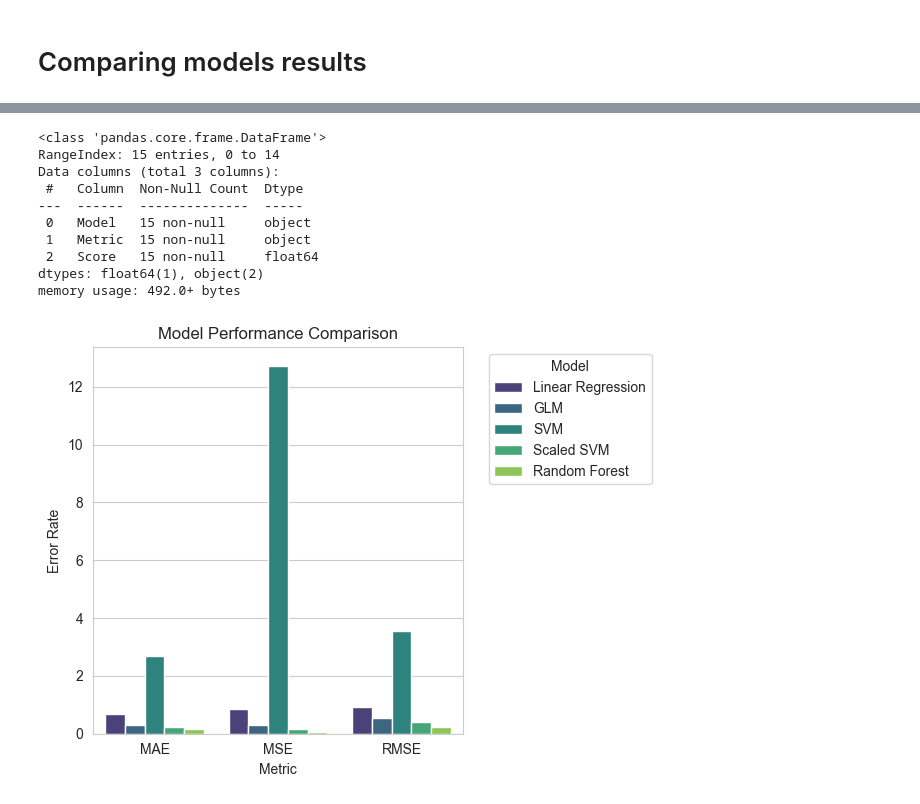
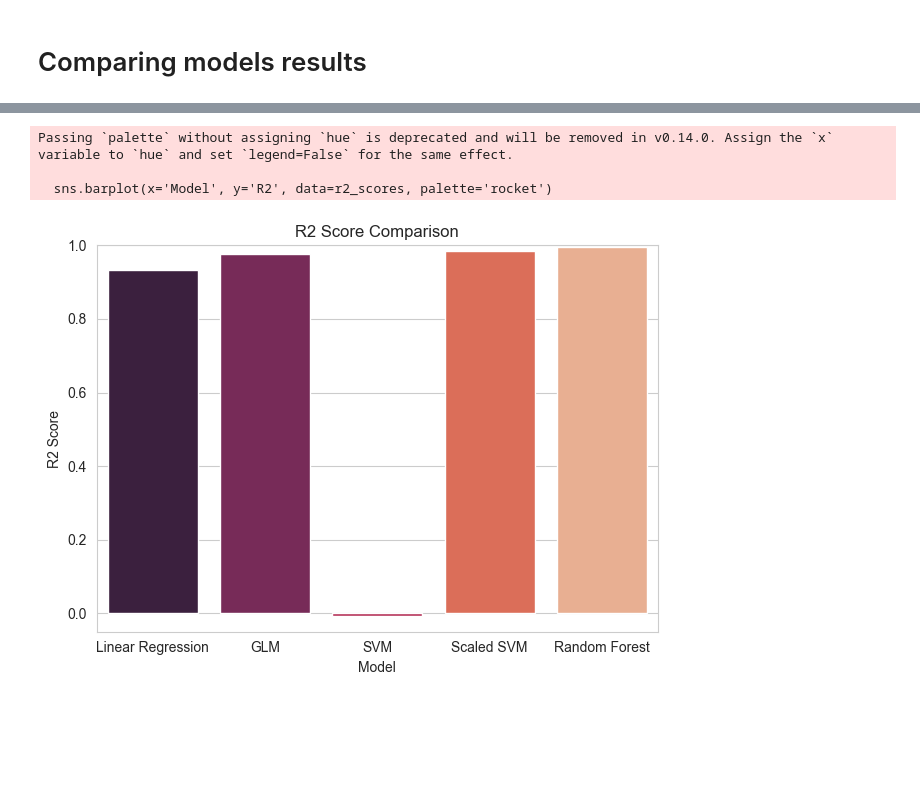
Before and after one commit to hardwak/Fuel-Usage-Predictor, a Jupyter notebook: project-notebook.ipynb, the cells around one changed output, grey strips where cells are left out. Drawn from its saved outputs; the diff is of its cells as text; code cells hidden in the pictures; blank space fills up the shorter version.

Commit message:
Finished project-notebook.ipynb, added models score plots

```diff
--- a/project-notebook.ipynb
+++ b/project-notebook.ipynb
@@ -546,7 +553,7 @@ Before creating models we need to remap FUEL columns to numeric data. Every fuel
  - 4 - E = Ethanol (E85)
  - 5 - N = Natural Gas
 # %%
-fuel_map = {'X': 1, 'Z': 2, 'D': 3, 'E': 4, 'N': 5}
+fuel_map = {'Regular gasoline': 1,'Premium gasoline': 2, 'Diesel': 3,'Ethanol (E85)': 4, 'Natural Gas': 5}
 
 full_data['FUEL'] = full_data['FUEL'].map(fuel_map)
 # %%
@@ -660,7 +650,7 @@ show_relplot(Y_test, deviation, "Deviation of predicted value: SVM", xlabel='Tru
 # %% [markdown]
 ## SVM with StandardScaler
 # %%
-clf = SVR(kernel='rbf')
+svm_sc_model = SVR(kernel='rbf')
 sc = StandardScaler()
 
 sc.fit(X_train)
@@ -668,6 +658,6 @@ sc.fit(X_train)
 X_train_sc = sc.transform(X_train)
 X_test_sc = sc.transform(X_test)
 
-clf.fit(X_train_sc, Y_train)
-sc_predicted = clf.predict(X_test_sc)
+svm_sc_model.fit(X_train_sc, Y_train)
+svm_sc_predicted = svm_sc_model.predict(X_test_sc)
 # %%
@@ -714,9 +710,23 @@ random_forest_results = get_model_scores(Y_test, random_forest_predicted)
 # %%
-scores = {
+linreg_results = get_model_scores(Y_test, lin_predicted)
+glm_results = get_model_scores(Y_test, glm_predicted)
+svm_results = get_model_scores(Y_test, svm_predicted)
+sc_results = get_model_scores(Y_test, svm_sc_predicted)
+random_forest_results = get_model_scores(Y_test, random_forest_predicted)
+
+scores = pd.DataFrame({
     'Model': ['Linear Regression', 'GLM', 'SVM', 'Scaled SVM', 'Random Forest'],
     'MAE': [linreg_results[0], glm_results[0], svm_results[0], sc_results[0], random_forest_results[0]],
     'MSE': [linreg_results[1], glm_results[1], svm_results[1], sc_results[1], random_forest_results[1]],
     'RMSE': [linreg_results[2], glm_results[2], svm_results[2], sc_results[2], random_forest_results[2]]
-}
+})
 
-df_scores = pd.DataFrame(scores)
+scores_melted = scores.melt(id_vars='Model', var_name='Metric', value_name='Score')
+
+sns.barplot(x='Metric', y='Score', hue='Model', data=scores_melted, palette='viridis')
+plt.title('Model Performance Comparison')
+plt.ylabel('Error Rate')
+plt.xlabel('Metric')
+plt.legend(title='Model')
+plt.tight_layout()
+plt.show()
@@ -739,23 +735,17 @@ df_melted = df_scores.melt(id_vars='Model', var_name='Metric', value_name='Score
-# %%
-df_melted.info()
-# %% [output]
-<class 'pandas.core.frame.DataFrame'>
-RangeIndex: 15 entries, 0 to 14
-Data columns (total 3 columns):
- #   Column  Non-Null Count  Dtype
----  ------  --------------  -----
- 0   Model   15 non-null     object
- 1   Metric  15 non-null     object
- 2   Score   15 non-null     float64
-dtypes: float64(1), object(2)
-memory usage: 492.0+ bytes
+# %%
+r2_scores = pd.DataFrame({
+    'Model': ['Linear Regression', 'GLM', 'SVM', 'Scaled SVM', 'Random Forest'],
+    'R2': [linreg_results[3], glm_results[3], svm_results[3], sc_results[3], random_forest_results[3]]
+})
 # %%
-sns.barplot(x='Metric', y='Score', hue='Model', data=df_melted, palette='viridis')
-plt.title('Model Performance Comparison')
-plt.ylabel('Error Rate')
-plt.xlabel('Metric')
-plt.legend(title='Model', bbox_to_anchor=(1.05, 1), loc='upper left')
+sns.barplot(x='Model', y='R2', data=r2_scores, palette='rocket')
+plt.title('R2 Score Comparison')
+plt.ylim(-0.05, 1)
+plt.ylabel('R2 Score')
 plt.tight_layout()
 plt.show()
 # %% [output]
+Passing `palette` without assigning `hue` is deprecated and will be removed in v0.14.0. Assign the `x` variable to `hue` and set `legend=False` for the same effect.
+
+  sns.barplot(x='Model', y='R2', data=r2_scores, palette='rocket')
-[figure, old version]
+[figure, new version]
```
Also changed, not shown: parts of 28 cells of this notebook, 19 other files.
